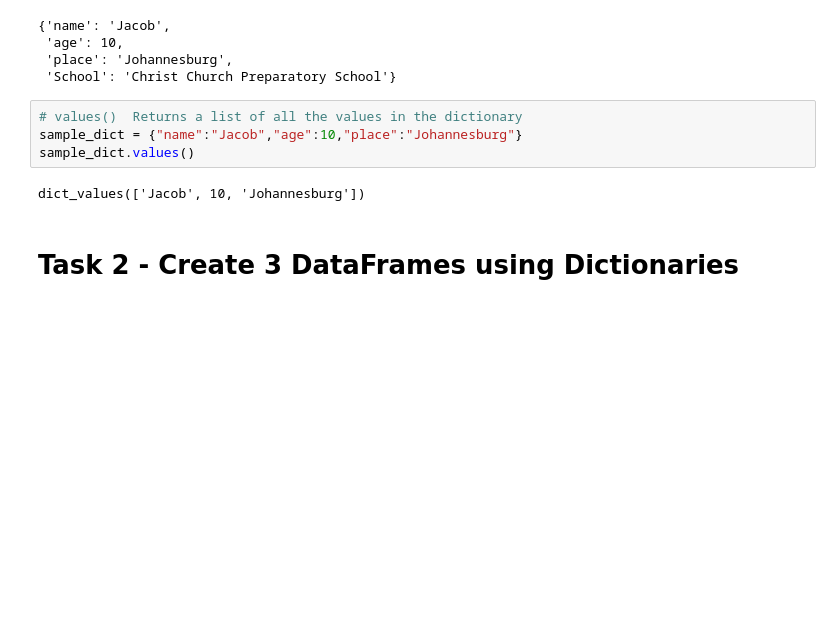
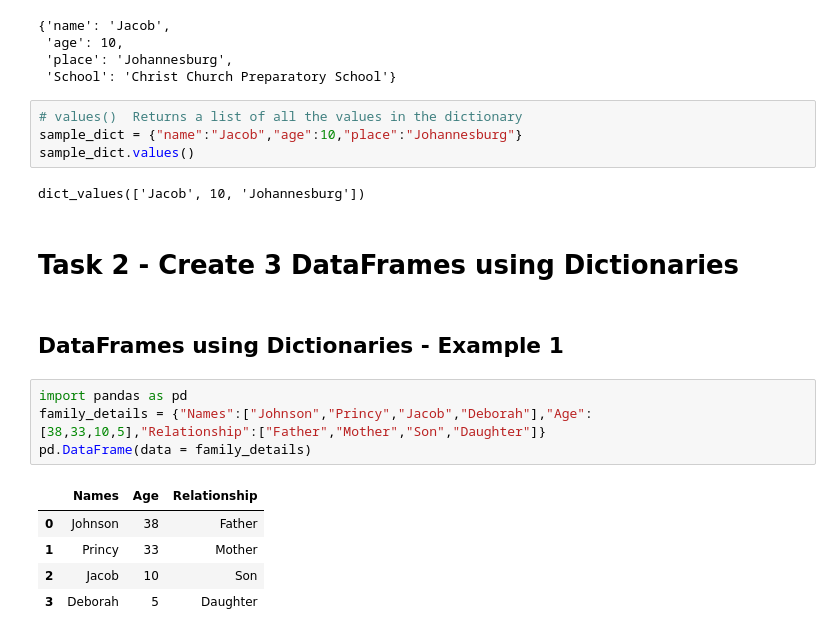
Before and after one commit to javajohnsonloyola/DataScienceWithMachineLearningCourse, a Jupyter notebook: Task List/Chapter 2 - Python Programming - Task 1,2.ipynb, the cells around one changed output. Cells and saved outputs as stored; diff of their text form; blank space fills up the shorter version.

```diff
--- a/Task List/Chapter 2 - Python Programming - Task 1,2.ipynb
+++ b/Task List/Chapter 2 - Python Programming - Task 1,2.ipynb
@@ -454,3 +454,15 @@ sample_dict.values()
 dict_values(['Jacob', 10, 'Johannesburg'])
 # %% [markdown]
 # Task 2 - Create 3 DataFrames using Dictionaries
+# %% [markdown]
+## DataFrames using Dictionaries - Example 1
+# %%
+import pandas as pd
+family_details = {"Names":["Johnson","Princy","Jacob","Deborah"],"Age":[38,33,10,5],"Relationship":["Father","Mother","Son","Daughter"]}
+pd.DataFrame(data = family_details)
+# %% [output]
+|  | Names | Age | Relationship |
+| 0 | Johnson | 38 | Father |
+| 1 | Princy | 33 | Mother |
+| 2 | Jacob | 10 | Son |
+| 3 | Deborah | 5 | Daughter |
```
Also changed, not shown: parts of 5 cells of this notebook.
